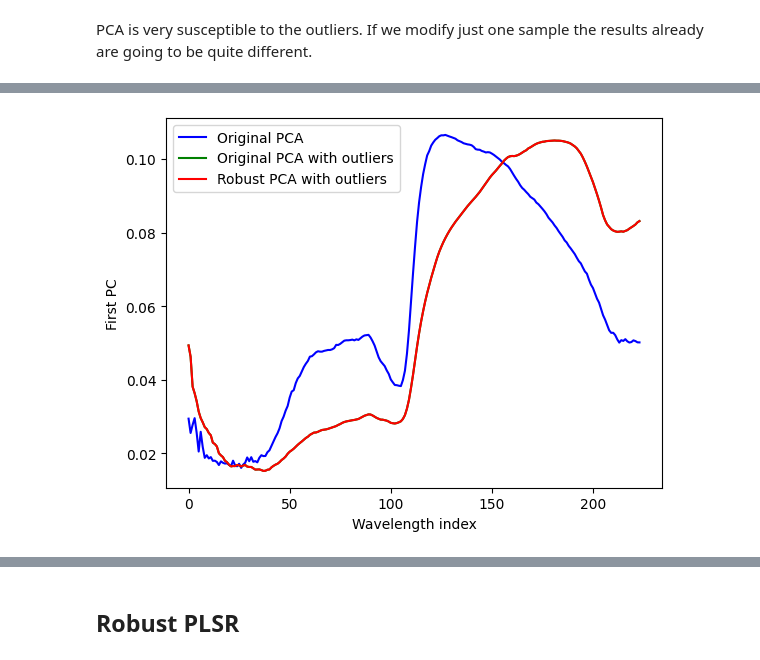
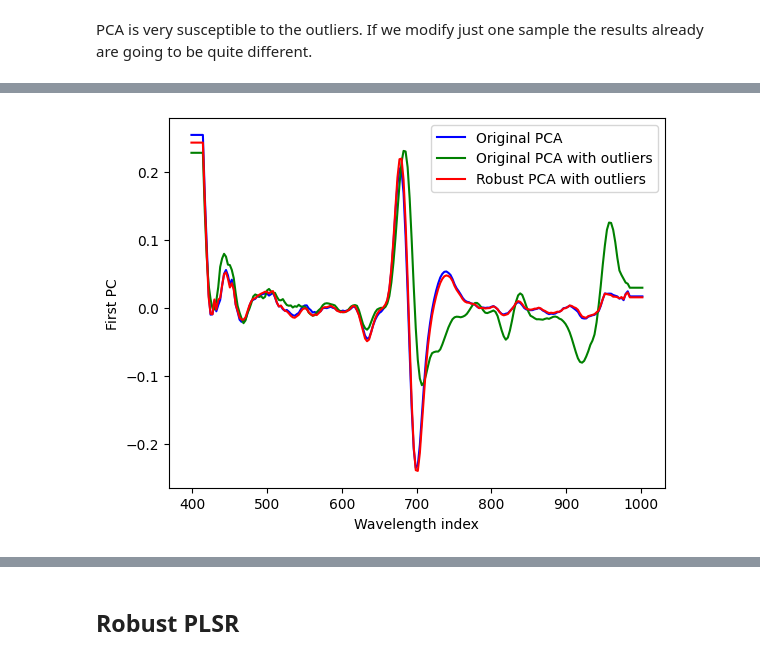
Before and after one commit to LizaGenke/Chemometric-approaches-to-hyperspectral-processing, a Jupyter notebook: robust_analysis.ipynb, the cells around one changed output, grey strips where cells are left out. Saved outputs shown, nothing was run; the diff lists cells and outputs as text; code cells hidden in the pictures.

Commit message:
work in progress robust pls/pcr

```diff
--- a/robust_analysis.ipynb
+++ b/robust_analysis.ipynb
@@ -22,0 +32,4 @@ reference_values.shape
+# %%
+import kennard_stone as ks
+
+X_cal_ks, X_test_ks, y_cal_ks, y_test_ks = ks.train_test_split(kiwi_spectra_processed, reference_values, test_size = 0.2)
@@ -31,12 +48,12 @@ from sklearn.pipeline import Pipeline
 from sklearn.preprocessing import StandardScaler
 from sklearn.decomposition import PCA
 # %%
-X_copy = np.copy(kiwi_spectra)
-X_copy[0,:] = X_copy[0,:]**3 +12*(X_copy[0,:])
+X_copy = np.copy(X_cal_ks)
+X_copy[0,:] = X_copy[0,:]**2 + X_copy[0,:] * 12
 # %%
-pipe1 = Pipeline([('scaler', StandardScaler(with_std=False)), ('pca', PCA())])
-pipe2 = Pipeline([('scaler', StandardScaler(with_std=False)), ('pca', PCA())])
+pipe1 = Pipeline([('scaler', StandardScaler(with_std=False)), ('pca', PCA(random_state=42))])
+pipe2 = Pipeline([('scaler', StandardScaler(with_std=False)), ('pca', PCA(random_state=42))])
 
-pipe1.fit(kiwi_spectra)
+pipe1.fit(X_cal_ks)
 pipe2.fit(X_copy)
 # %% [output]
@@ -56,17 +109,12 @@ If we use robust way of estimating covariance (for example using `LedoitWolf` es
 # %%
-from sklearn.covariance import LedoitWolf
+# Fit MinCovDet on the data with outliers
+robust_cov = MinCovDet(support_fraction=0.8, random_state=1).fit(X_copy)
+V_robust = robust_cov.covariance_
 
-robust_cov = LedoitWolf().fit(X_copy)
-V = robust_cov.covariance_
+# Calculate eigenvalues and eigenvectors of the robust covariance matrix
+values_robust, vectors_robust = np.linalg.eig(V_robust)
+sorted_values_robust = np.argsort(values_robust)[::-1]
+sorted_vectors_robust = vectors_robust[:, sorted_values_robust]
 
-# Calculate eigenvalues and eigenvectors of the covariance matrix
-values, vectors = np.linalg.eig(V)
-
-# Sort eigenvalues in descending order
-sorted_values = np.argsort(values)[::-1]
-# Sort eigenvectors
-sorted_vectors = vectors[:,sorted_values]
-
-first_pc_robust = sorted_vectors[:, 0]
+first_pc_robust = sorted_vectors_robust[:, 0]
 first_pc_robust /= np.linalg.norm(first_pc_robust)
-first_pc_robust *= -1 # Eigenvectors are unique up to a sign.
@@ -73,11 +123,11 @@ first_pc_robust *= -1 # Eigenvectors are unique up to a sign.
 # %%
-plt.plot(pipe1["pca"].components_[0], 'b', label="Original PCA")
-plt.plot(pipe2["pca"].components_[0], 'g', label="Original PCA with outliers")
-plt.plot(first_pc_robust, 'r', label="Robust PCA with outliers")
+plt.plot(wl, pipe1["pca"].components_[0], 'b', label="Original PCA")
+plt.plot(wl, pipe2["pca"].components_[0], 'g', label="Original PCA with outliers")
+plt.plot(wl, first_pc_robust, 'r', label="Robust PCA with outliers")
 plt.ylabel("First PC")
 plt.xlabel("Wavelength index")
 
 plt.legend()
 plt.show()
 # %% [output]
-[figure, old version]
+[figure, new version]
```
Also changed, not shown: parts of 21 cells of this notebook, 4 other files.
